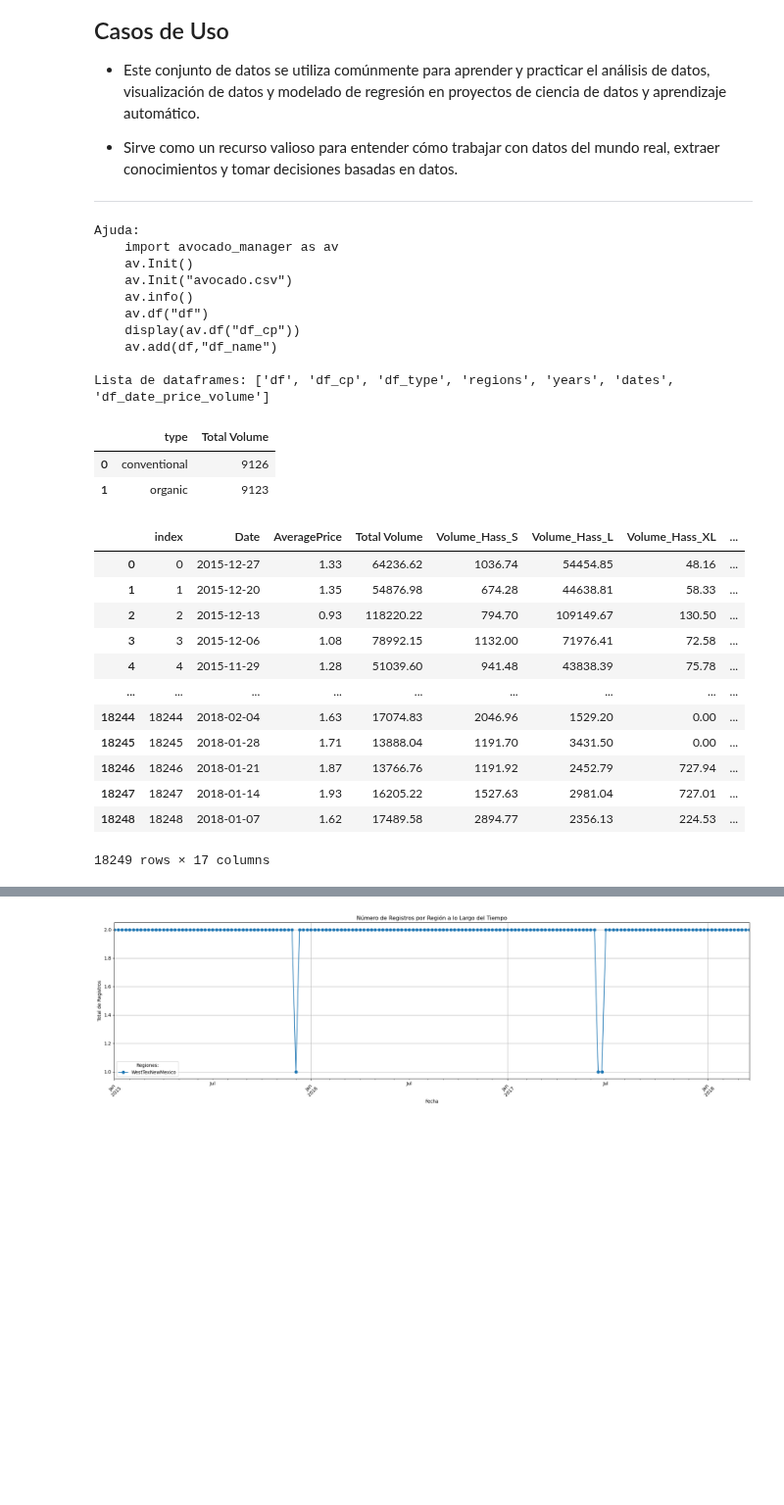
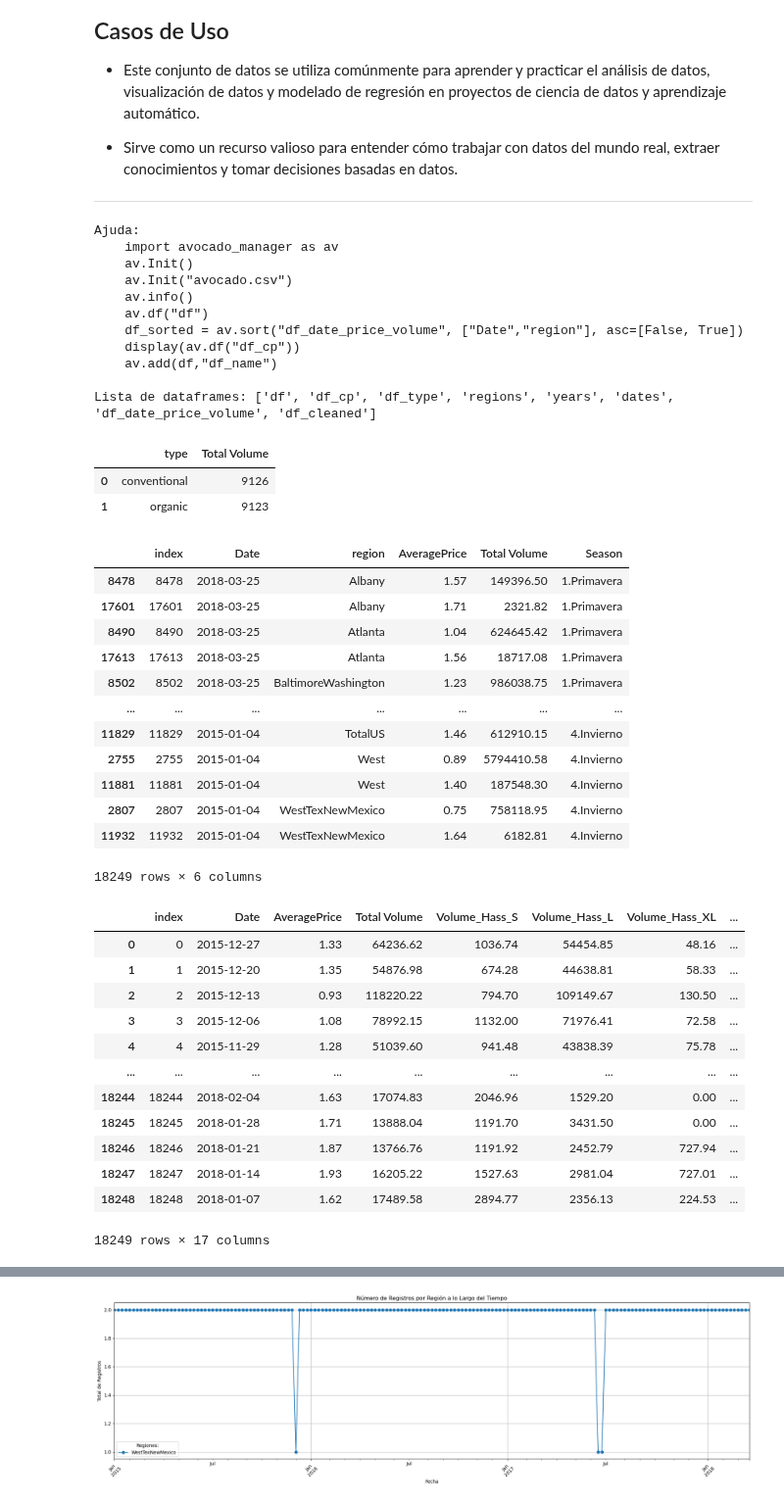
Before and after one commit to cpujol-dev/MiniProjectAavocado, a Jupyter notebook: 0.DataSet_base.ipynb, the cells around one changed output, grey strips where cells are left out. Shown at 98% size. Cells and saved outputs as stored; diff of their text form; code cells hidden in the pictures; blank space fills up the shorter version.

```diff
--- a/0.DataSet_base.ipynb
+++ b/0.DataSet_base.ipynb
@@ -39,41 +39,57 @@
 # %%
 import pandas as pd
 import seaborn as sns
 import matplotlib.pyplot as plt
 import avocado_manager as av
 av.init(); av.help(); av.info()
 display(av.df("df_type"))
+df_sorted = av.sort("df_date_price_volume", ["Date","region"], asc=[False, True])
+display(df_sorted)
 
 df_cp = av.df("df_cp")
 df_cp_cleaned = df_cp
 df_cp_cleaned['Suma Volums'] = df_cp_cleaned['Volume_Hass_S' ]+ df_cp_cleaned['Volume_Hass_L']+ df_cp_cleaned['Volume_Hass_XL' ]
 df_cp_cleaned['%Variacio'] = (df_cp_cleaned['Total Volume'] - df_cp_cleaned['Suma Volums'])*100/df_cp_cleaned['Total Volume']
 av.add(df_cp_cleaned,'df_cleaned')
 display(av.df("df_cleaned"))
 # %% [output]
 Ajuda:
     import avocado_manager as av
     av.Init()
     av.Init("avocado.csv")
     av.info()
     av.df("df")
+    df_sorted = av.sort("df_date_price_volume", ["Date","region"], asc=[False, True])
     display(av.df("df_cp"))
     av.add(df,"df_name")
 
-Lista de dataframes: ['df', 'df_cp', 'df_type', 'regions', 'years', 'dates', 'df_date_price_volume']
+Lista de dataframes: ['df', 'df_cp', 'df_type', 'regions', 'years', 'dates', 'df_date_price_volume', 'df_cleaned']
 |  | type | Total Volume |
 | 0 | conventional | 9126 |
 | 1 | organic | 9123 |
-|  | index | Date | AveragePrice | Total Volume | Volume_Hass_S | Volume_Hass_L | Volume_Hass_XL | ... |
-| 0 | 0 | 2015-12-27 | 1.33 | 64236.62 | 1036.74 | 54454.85 | 48.16 | ... |
-| 1 | 1 | 2015-12-20 | 1.35 | 54876.98 | 674.28 | 44638.81 | 58.33 | ... |
-| 2 | 2 | 2015-12-13 | 0.93 | 118220.22 | 794.70 | 109149.67 | 130.50 | ... |
-| 3 | 3 | 2015-12-06 | 1.08 | 78992.15 | 1132.00 | 71976.41 | 72.58 | ... |
-| 4 | 4 | 2015-11-29 | 1.28 | 51039.60 | 941.48 | 43838.39 | 75.78 | ... |
-| ... | ... | ... | ... | ... | ... | ... | ... | ... |
-| 18244 | 18244 | 2018-02-04 | 1.63 | 17074.83 | 2046.96 | 1529.20 | 0.00 | ... |
-| 18245 | 18245 | 2018-01-28 | 1.71 | 13888.04 | 1191.70 | 3431.50 | 0.00 | ... |
-| 18246 | 18246 | 2018-01-21 | 1.87 | 13766.76 | 1191.92 | 2452.79 | 727.94 | ... |
-| 18247 | 18247 | 2018-01-14 | 1.93 | 16205.22 | 1527.63 | 2981.04 | 727.01 | ... |
-| 18248 | 18248 | 2018-01-07 | 1.62 | 17489.58 | 2894.77 | 2356.13 | 224.53 | ... |
+|  | index | Date | region | AveragePrice | Total Volume | Season |
+| 8478 | 8478 | 2018-03-25 | Albany | 1.57 | 149396.50 | 1.Primavera |
+| 17601 | 17601 | 2018-03-25 | Albany | 1.71 | 2321.82 | 1.Primavera |
+| 8490 | 8490 | 2018-03-25 | Atlanta | 1.04 | 624645.42 | 1.Primavera |
+| 17613 | 17613 | 2018-03-25 | Atlanta | 1.56 | 18717.08 | 1.Primavera |
+| 8502 | 8502 | 2018-03-25 | BaltimoreWashington | 1.23 | 986038.75 | 1.Primavera |
+| ... | ... | ... | ... | ... | ... | ... |
+| 11829 | 11829 | 2015-01-04 | TotalUS | 1.46 | 612910.15 | 4.Invierno |
+| 2755 | 2755 | 2015-01-04 | West | 0.89 | 5794410.58 | 4.Invierno |
+| 11881 | 11881 | 2015-01-04 | West | 1.40 | 187548.30 | 4.Invierno |
+| 2807 | 2807 | 2015-01-04 | WestTexNewMexico | 0.75 | 758118.95 | 4.Invierno |
+| 11932 | 11932 | 2015-01-04 | WestTexNewMexico | 1.64 | 6182.81 | 4.Invierno |
-18249 rows × 17 columns
+18249 rows × 6 columns
+|  | index | Date | AveragePrice | Total Volume | Volume_Hass_S | Volume_Hass_L | Volume_Hass_XL | ... |
+| 0 | 0 | 2015-12-27 | 1.33 | 64236.62 | 1036.74 | 54454.85 | 48.16 | ... |
+| 1 | 1 | 2015-12-20 | 1.35 | 54876.98 | 674.28 | 44638.81 | 58.33 | ... |
+| 2 | 2 | 2015-12-13 | 0.93 | 118220.22 | 794.70 | 109149.67 | 130.50 | ... |
+| 3 | 3 | 2015-12-06 | 1.08 | 78992.15 | 1132.00 | 71976.41 | 72.58 | ... |
+| 4 | 4 | 2015-11-29 | 1.28 | 51039.60 | 941.48 | 43838.39 | 75.78 | ... |
+| ... | ... | ... | ... | ... | ... | ... | ... | ... |
+| 18244 | 18244 | 2018-02-04 | 1.63 | 17074.83 | 2046.96 | 1529.20 | 0.00 | ... |
+| 18245 | 18245 | 2018-01-28 | 1.71 | 13888.04 | 1191.70 | 3431.50 | 0.00 | ... |
+| 18246 | 18246 | 2018-01-21 | 1.87 | 13766.76 | 1191.92 | 2452.79 | 727.94 | ... |
+| 18247 | 18247 | 2018-01-14 | 1.93 | 16205.22 | 1527.63 | 2981.04 | 727.01 | ... |
+| 18248 | 18248 | 2018-01-07 | 1.62 | 17489.58 | 2894.77 | 2356.13 | 224.53 | ... |
+18249 rows × 17 columns
```
Also changed, not shown: parts of 4 cells of this notebook, 2 other files.
